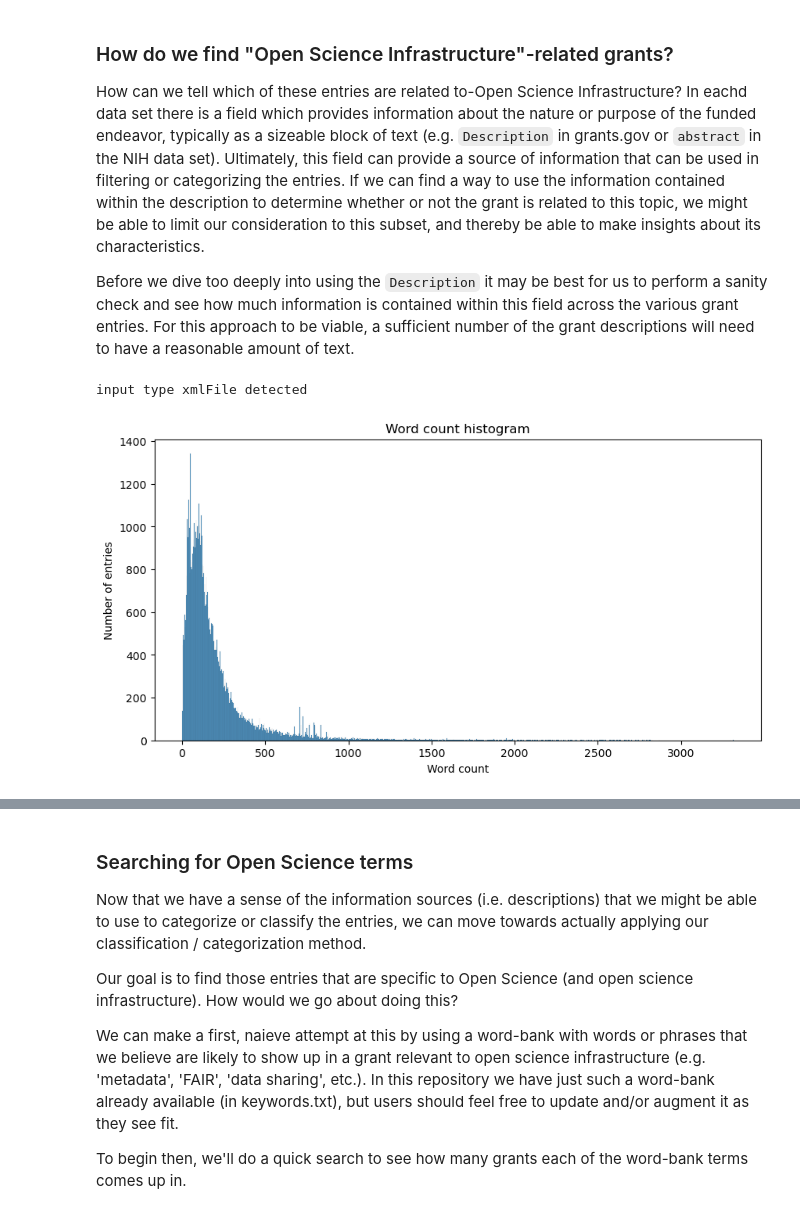
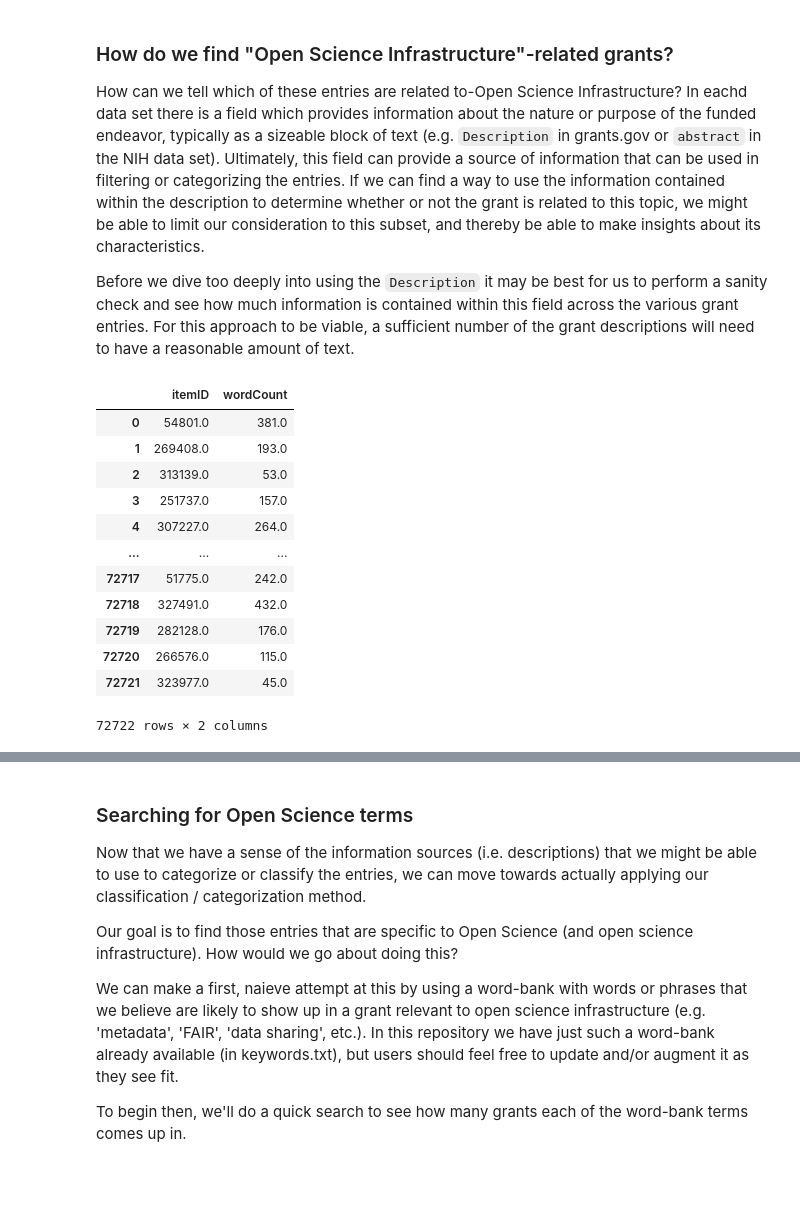
Before and after one commit to DanNBullock/USG_grants_crawl, a Jupyter notebook: notebooks/GenericDataSource_processAndFigs.ipynb, the cells around one changed output, grey strips where cells are left out. Saved outputs shown, nothing was run; the diff lists cells and outputs as text; code cells hidden in the pictures; blank space fills up the shorter version.

```diff
--- a/notebooks/GenericDataSource_processAndFigs.ipynb
+++ b/notebooks/GenericDataSource_processAndFigs.ipynb
@@ -248,41 +272,46 @@ How can we tell which of these entries are related to-Open Science Infrastructur
 Before we dive too deeply into using the `Description` it may be best for us to perform a sanity check and see how much information is contained within this field across the various grant entries. For this approach to be viable, a sufficient number of the grant descriptions will need to have a reasonable amount of text.
 # %%
 import os
-# kind of a shot in the dark, but lets assume that the first field in the dataCompletenessDF is the name field
-nameField=dataCompletenessDF.iloc[0,0]
 
-#as for the target field, we'll see which of the following are in the dataCompletenessDF
-descriptionCandidates=['Description','abstract','summary','descriptionText','abstractText','summaryText']
-# now we'll loop through the descriptionCandidates and see if any of them are in the dataCompletenessDF, case insensitive
-# get the field names from the dataCompletenessDF
-fieldNames=dataCompletenessDF['fieldName'].values
+nameFieldSequence=[]
+nameFieldSequence.extend([rootTags[defaultDataIndex]])
+[nameFieldSequence.extend(x) for x in nameFields[defaultDataIndex]]
+currNameFieldFull=nameFieldSequence
 
-targetField=''
-for descriptionCandidate in descriptionCandidates:
-    # check if the descriptionCandidate is in the fieldNames
-    if descriptionCandidate in fieldNames:
-        # if it is, then we'll set the targetField to be the descriptionCandidate
-        targetField=descriptionCandidate
-        # and we'll break out of the loop
-        break
-# if we didn't find a targetField, then we'll throw an error
-if targetField=='':
-    raise ValueError('No target field found in dataCompletenessDF.  Please specify a target field.')
+awardDescriptionFieldSequence=[]
+awardDescriptionFieldSequence.extend([rootTags[defaultDataIndex]])
+[awardDescriptionFieldSequence.extend(x) for x in descriptionFields[defaultDataIndex]]
+currAwardDescriptionFieldFull=awardDescriptionFieldSequence
 
-# we'll use wordCountForField(inputStructs,targetField,nameField='infer',savePath='') to get the word count
-# lets assume
-rootTag='rootTag'
+# check to see if the wordCountDF and wordCountFig already exist
+wordCountDFPath=os.path.join(analyzedDataPath,'wordCountDF.csv')
+wordCountFigPath=os.path.join(figuresDataPath,'wordCountFig.svg')
+if not os.path.isfile(wordCountDFPath) or not os.path.isfile(wordCountFigPath):
+    wordCountDF=analyzeData.wordCountForField([xmlFileContentsOrPaths[iKey]for iKey in list(xmlFileContentsOrPaths.keys())],targetField=currAwardDescriptionFieldFull,nameField=currNameFieldFull,savePath=None)
+    # according to the documentation wordCountDF should be:
+    # A pandas dataframe with two columns: 'itemID' and 'wordCount'. The 'itemID' column contains the name of the input structure, and the 'wordCount'
+    #        column contains the word count of the target field for each input structure.
+    # now we'll plot the wordCountDF as a histogram
+    wordCountFig=figs.plotWordCount_histogram(wordCountDF,figSize=(10,5))
+    # save both the wordCountDF and the wordCountFig
+    wordCountDF.to_csv(wordCountDFPath)
+    wordCountFig.savefig(wordCountFigPath)
 
-wordCountDF=analyzeData.wordCountForField(processedDataDirContainsXML,targetField=[rootTag,targetField],nameField=[rootTag,nameField],savePath=None)
-# according to the documentation wordCountDF should be:
-# A pandas dataframe with two columns: 'itemID' and 'wordCount'. The 'itemID' column contains the name of the input structure, and the 'wordCount'
-#        column contains the word count of the target field for each input structure.
-# now we'll plot the wordCountDF as a histogram
-wordCountFig=figs.plotWordCount_histogram(wordCountDF,figSize=(10,5))
-
-# save both the wordCountDF and the wordCountFig
-wordCountDF.to_csv(os.path.join(analyzedDataPath,'wordCountDF.csv'))
-wordCountFig.savefig(os.path.join(figuresDataPath,'wordCountFig.svg'))
+# in either case, load and display the wordCountDF and wordCountFig
+wordCountDF=pd.read_csv(wordCountDFPath,index_col=0)
+display(wordCountDF)
+display(SVG(wordCountFigPath))
 # %% [output]
+|  | itemID | wordCount |
+| 0 | 54801.0 | 381.0 |
+| 1 | 269408.0 | 193.0 |
+| 2 | 313139.0 | 53.0 |
+| 3 | 251737.0 | 157.0 |
+| 4 | 307227.0 | 264.0 |
+| ... | ... | ... |
+| 72717 | 51775.0 | 242.0 |
+| 72718 | 327491.0 | 432.0 |
+| 72719 | 282128.0 | 176.0 |
+| 72720 | 266576.0 | 115.0 |
+| 72721 | 323977.0 | 45.0 |
-input type xmlFile detected
+72722 rows × 2 columns
-[figure, removed]
```
Also changed, not shown: parts of 10 cells of this notebook.
